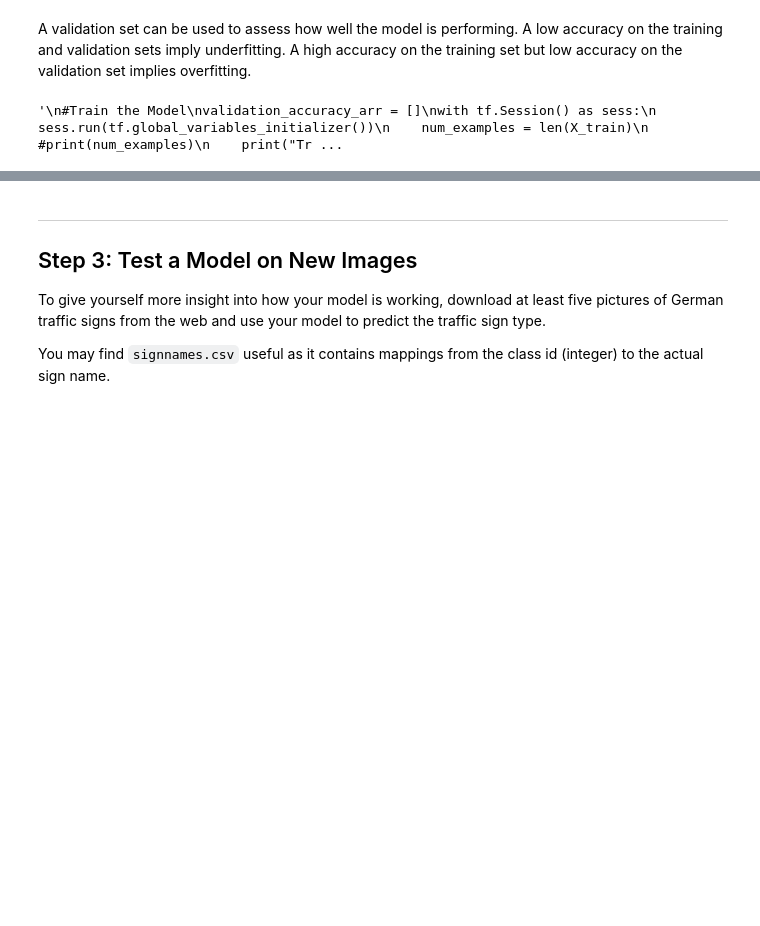
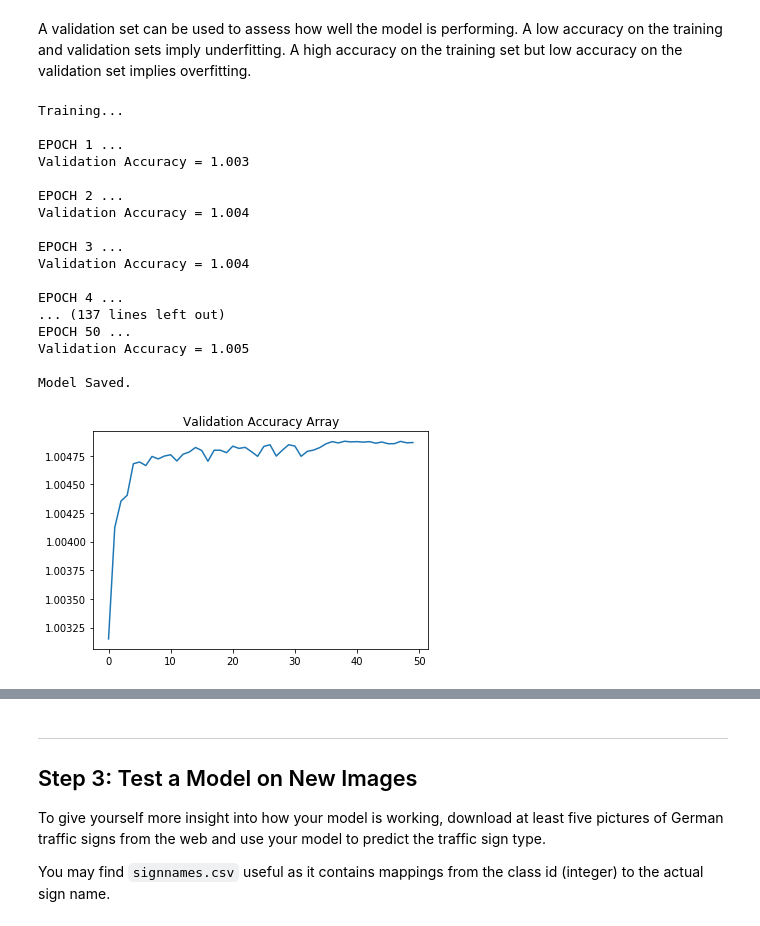
Before and after one commit to damdemir/CarND-Traffic-Sign-Classifier-Project, a Jupyter notebook: Traffic_Sign_Classifier.ipynb, the cells around one changed output, grey strips where cells are left out. Cells and saved outputs as stored; diff of their text form; code cells hidden in the pictures; blank space fills up the shorter version.

```diff
--- a/Traffic_Sign_Classifier.ipynb
+++ b/Traffic_Sign_Classifier.ipynb
@@ -331,7 +372,7 @@ def evaluate(X_data, y_data):
         total_accuracy +=(accuracy + len(batch_x))
     return total_accuracy/num_examples
 # %%
-'''
+#"""
 #Train the Model
 validation_accuracy_arr = []
 with tf.Session() as sess:
@@ -340,35 +381,52 @@ with tf.Session() as sess:
     #print(num_examples)
     print("Training...")
     print()
     for i in range(EPOCHS):
         #print("EPOCH {} ...".format(i+1))
         X_train, y_train = shuffle(X_train, y_train)
         for offset in range(0, num_examples, BATCH_SIZE):
             end = offset + BATCH_SIZE
             batch_x, batch_y = X_train[offset:end], y_train[offset:end]
             #batch_x =np.expand_dims(batch_x, axis=3)
             #batch_y = np.expand_dims(batch_y, axis=3)
             sess.run(training_operation, feed_dict={x:batch_x, y:batch_y})
 
         validation_accuracy = evaluate(X_valid, y_valid)
         print("EPOCH {} ...".format(i+1))
         #print("Damla")
         print("Validation Accuracy = {:.3f}".format(validation_accuracy))
         print()
         validation_accuracy_arr.append(validation_accuracy)
     try:
         saver
     except NameError:
         saver = tf.train.Saver()
     saver.save(sess,'lenet')
     print("Model Saved.")
 
 plt.plot(validation_accuracy_arr)
 plt.title("Validation Accuracy Array")
 plt.show()
-'''
+#"""
 # %% [output]
-'\n#Train the Model\nvalidation_accuracy_arr = []\nwith tf.Session() as sess:\n    sess.run(tf.global_variables_initializer())\n    num_examples = len(X_train)\n    #print(num_examples)\n    print("Tr ...
+Training...
+
+EPOCH 1 ...
+Validation Accuracy = 1.003
+
+EPOCH 2 ...
+Validation Accuracy = 1.004
+
+EPOCH 3 ...
+Validation Accuracy = 1.004
+
+EPOCH 4 ...
+... (137 lines left out)
+EPOCH 50 ...
+Validation Accuracy = 1.005
+
+Model Saved.
+[figure, added]
 # %%
 #restore lenet
 test_accuracy_arr = []
```
Also changed, not shown: parts of 11 cells of this notebook.
